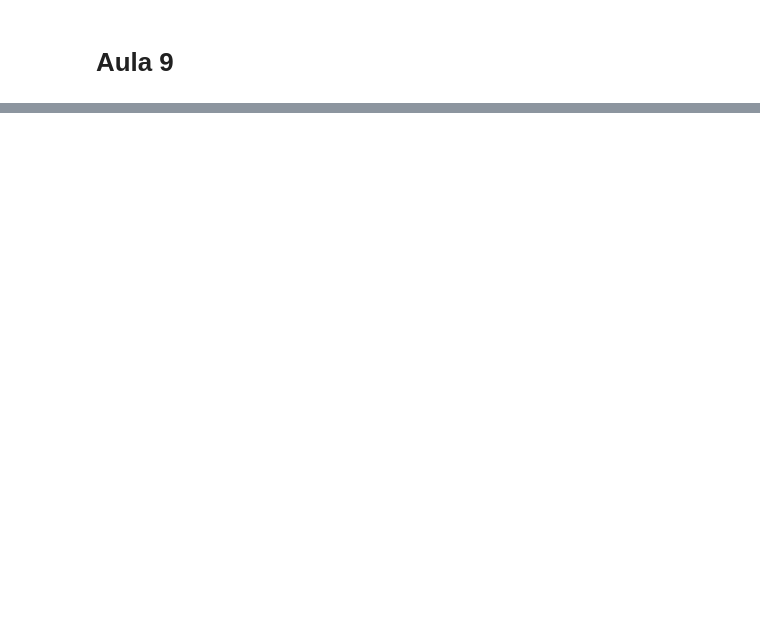
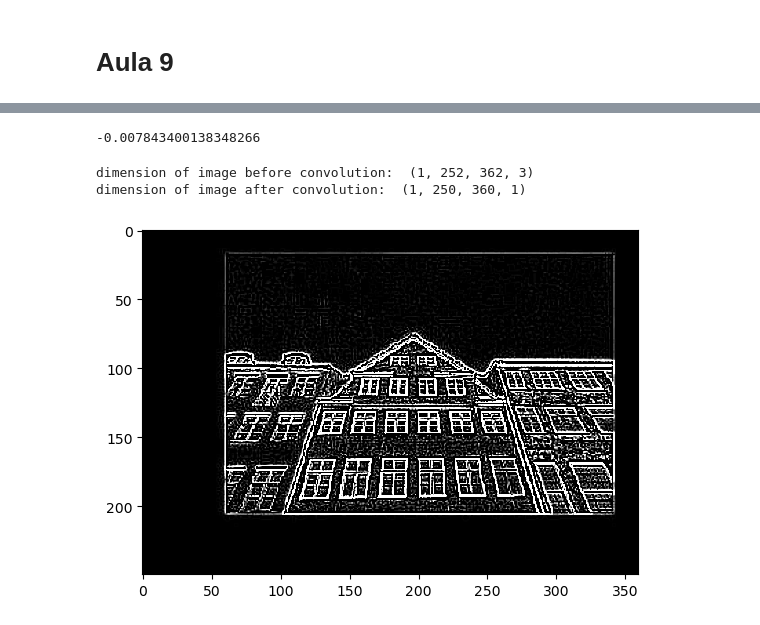
Before and after one commit to Apolinario8/Portefolio_SI, a Jupyter notebook: src/Exercises.ipynb, the cells around one changed output, grey strips where cells are left out. Cells and saved outputs as stored; diff of their text form; code cells hidden in the pictures; blank space fills up the shorter version.

```diff
--- a/src/Exercises.ipynb
+++ b/src/Exercises.ipynb
@@ -325,0 +792,36 @@ from neural_networks.activation import *
+# %%
+np.random.seed(1)
+# dimensions are 10 batch size, 4 height, 4 width, 3 channels
+input_ = np.random.randn(10, 4, 4, 3)
+# dimensions are 2 height, 2 width, 3 channels, 8 filters
+W = np.random.randn(2, 2, 3, 8)
+# dimensions are 1, 1, 1, 8, i.e. one bias per filter
+b = np.random.randn(1, 1, 1, 8)
+pad = 1
+stride = 1
+
+output_ = convolution_forward(input_, W, b, stride, pad)
+print(np.mean(output_))
+# %% [output]
+-0.007843400138348266
+# %%
+# edge detection filter
+edge_detect = np.array([[-1,-1,-1],[-1,8,-1],[-1,-1,-1]]).reshape((3,3,1,1))
+# %%
+pad = 0
+stride = 1
+b = np.zeros((1, 1, 1, 1))
+Z = convolution_forward(data, edge_detect, b, stride, pad)
+
+
+plt.clf()
+plt.imshow(Z[0,:,:,0], cmap='gray',vmin=0, vmax=1)
+plt.grid(False)
+print("dimension of image before convolution: ", data.shape)
+print("dimension of image after convolution: ", Z.shape)
+
+output2 = np.mean(Z[0,100:200,200:300,0])
+# %% [output]
+dimension of image before convolution:  (1, 252, 362, 3)
+dimension of image after convolution:  (1, 250, 360, 1)
+[figure, added]
```
Also changed, not shown: parts of 36 cells of this notebook, 13 other files.
